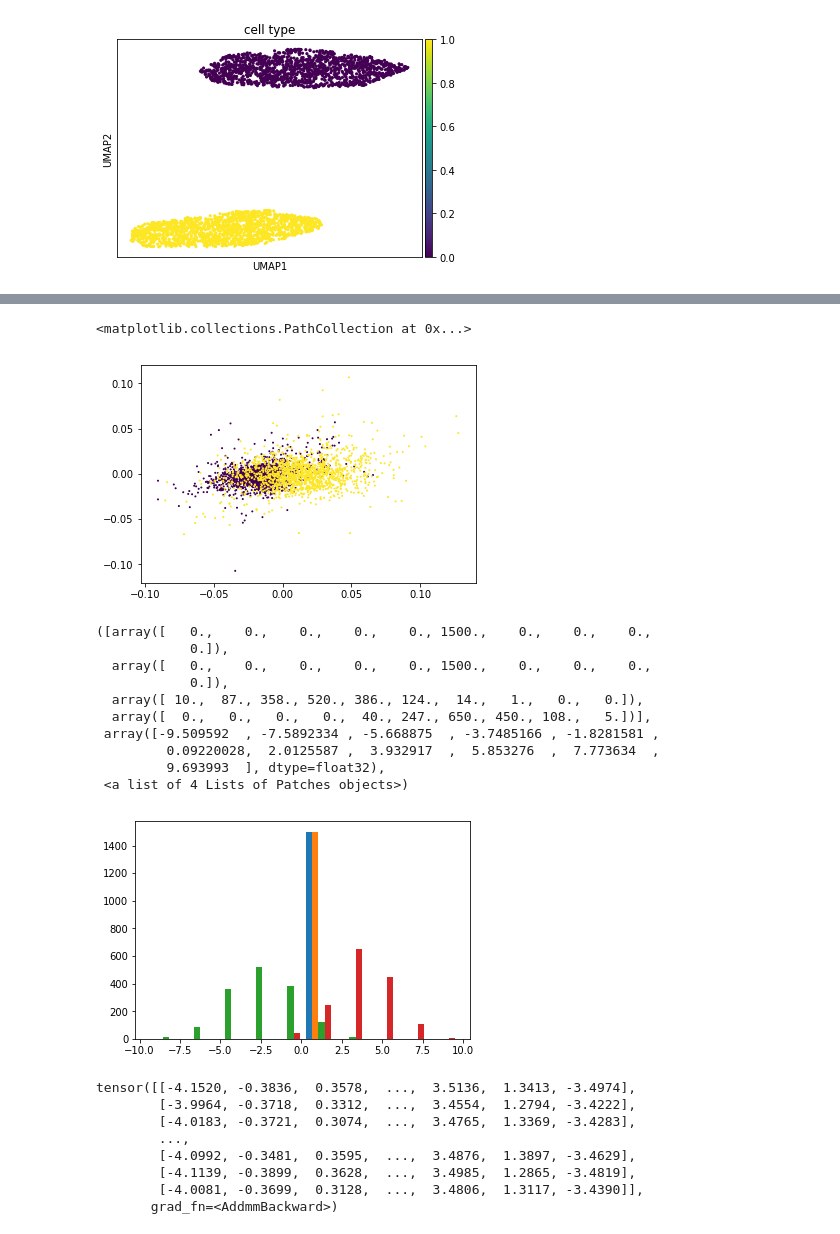
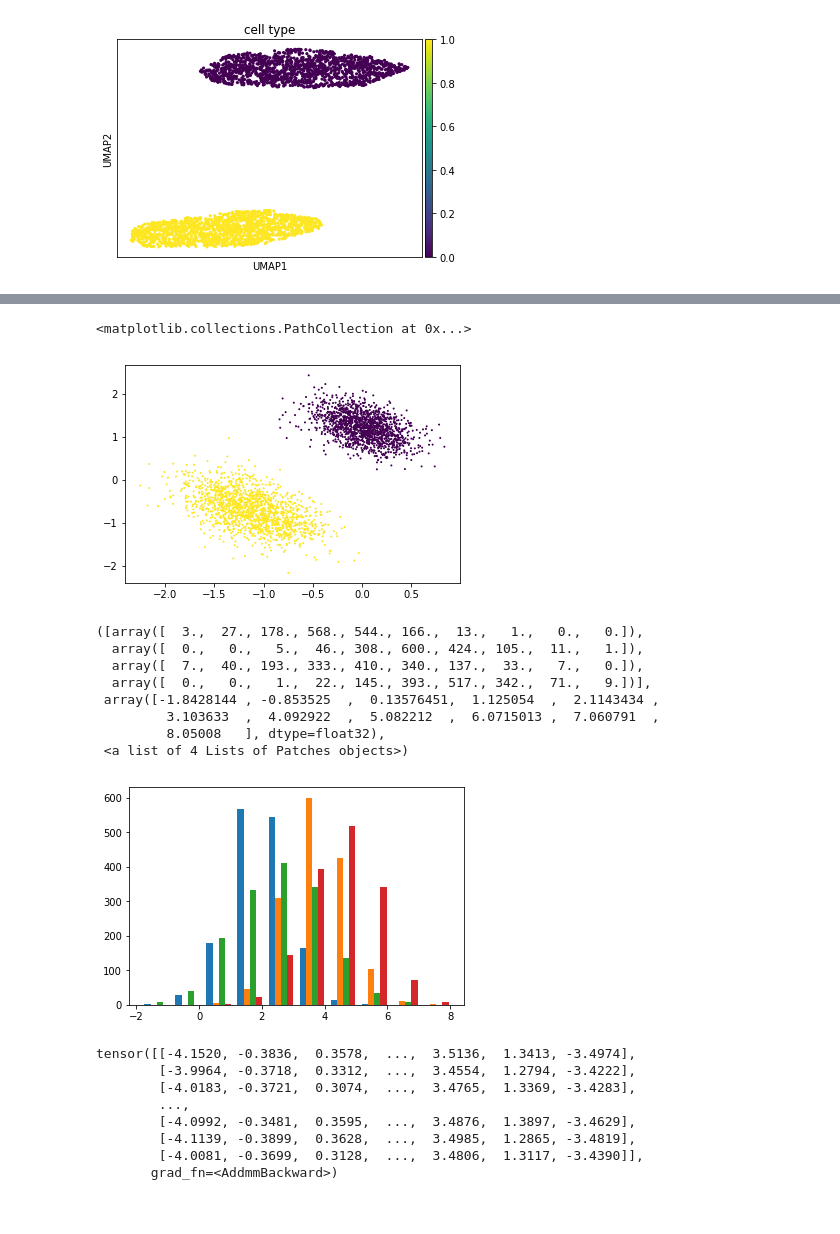
Before and after one commit to dengwx11/VCSC, a Jupyter notebook: VAE_version2.ipynb, the cells around one changed output, grey strips where cells are left out. Drawn from its saved outputs; the diff is of its cells as text; code cells hidden in the pictures.

```diff
--- a/VAE_version2.ipynb
+++ b/VAE_version2.ipynb
@@ -340,7 +340,8 @@ class VAE(nn.Module):
         self.z_encoder = Encoder(n_input, n_latent, n_layers=n_layers, n_hidden=n_hidden,
                                  dropout_rate=dropout_rate)
         # decoder goes from n_latent-dimensional space to n_input-d data
-        self.decoder = DecoderVCSC(n_latent, n_input, n_layers=n_layers, n_hidden=n_hidden)
+        self.decoder = nn.Linear(n_latent, n_input)
+        # self.decoder = DecoderVCSC(n_latent, n_input, n_layers=n_layers, n_hidden=n_hidden)
 
     def get_latents(self, x, give_mean):
         r""" returns the result of ``sample_from_posterior_z`` inside a list
@@ -394,8 +395,8 @@ class VAE(nn.Module):
         #reconst_loss = -log_gaussian_positive(x, px_mu, px_D, px_L)
         #return reconst_loss
 
-        part2 = log_gaussian_positive(x, px_mu)
-        return -part2
+        recon_loss = log_gaussian_positive(x, px_mu)
+        return - recon_loss
 
 
     def inference(self, x):
@@ -520,23 +522,21 @@ z = z[0].detach().numpy()
 plt.scatter(z[:,0], z[:,1], c = gene_dataset.labels, s = [1]*len(z), marker='o')
 # %% [output]
 <matplotlib.collections.PathCollection at 0x...>
-[figure, old version]
+[figure, new version]
 # %%
 # Comparing true mean and estimated means
-i= 4
+i= 7
 plt.hist([mu_out[0:1500,i].detach().numpy(),mu_out[1500:3000,i].detach().numpy(), gene_dataset.X[0:1500,i], gene_dataset.X[1500:3000,i]], label = ["ct_1_out","ct_2_out", "ct_1", "ct_2"])
 # %% [output]
-([array([   0.,    0.,    0.,    0.,    0., 1500.,    0.,    0.,    0.,
-            0.]),
-  array([   0.,    0.,    0.,    0.,    0., 1500.,    0.,    0.,    0.,
-            0.]),
-  array([ 10.,  87., 358., 520., 386., 124.,  14.,   1.,   0.,   0.]),
-  array([  0.,   0.,   0.,   0.,  40., 247., 650., 450., 108.,   5.])],
- array([-9.509592  , -7.5892334 , -5.668875  , -3.7485166 , -1.8281581 ,
-         0.09220028,  2.0125587 ,  3.932917  ,  5.853276  ,  7.773634  ,
-         9.693993  ], dtype=float32),
+([array([  3.,  27., 178., 568., 544., 166.,  13.,   1.,   0.,   0.]),
+  array([  0.,   0.,   5.,  46., 308., 600., 424., 105.,  11.,   1.]),
+  array([  7.,  40., 193., 333., 410., 340., 137.,  33.,   7.,   0.]),
+  array([  0.,   0.,   1.,  22., 145., 393., 517., 342.,  71.,   9.])],
+ array([-1.8428144 , -0.853525  ,  0.13576451,  1.125054  ,  2.1143434 ,
+         3.103633  ,  4.092922  ,  5.082212  ,  6.0715013 ,  7.060791  ,
+         8.05008   ], dtype=float32),
  <a list of 4 Lists of Patches objects>)
-[figure, old version]
+[figure, new version]
 # %%
 mu_out
 # %% [output]
```
Also changed, not shown: parts of 2 cells of this notebook.
